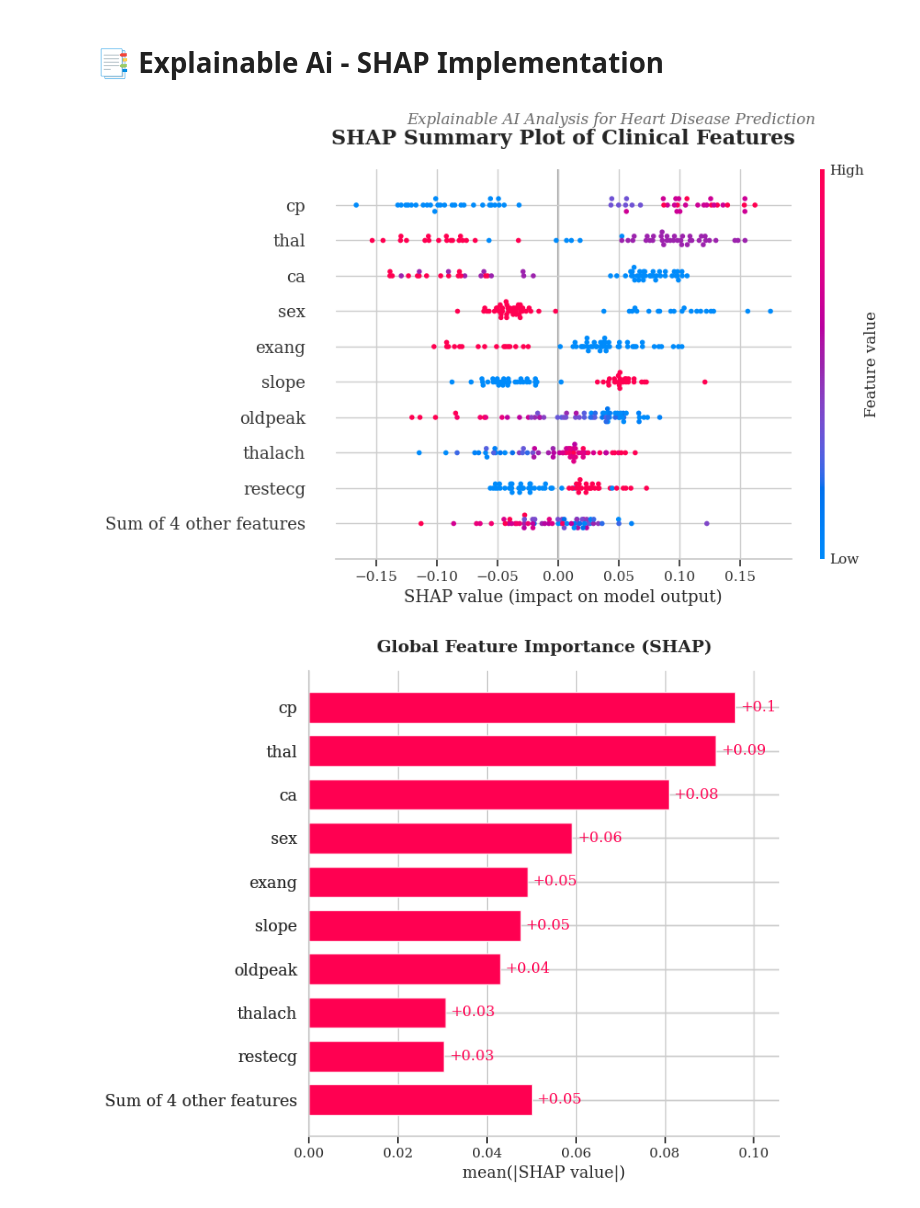
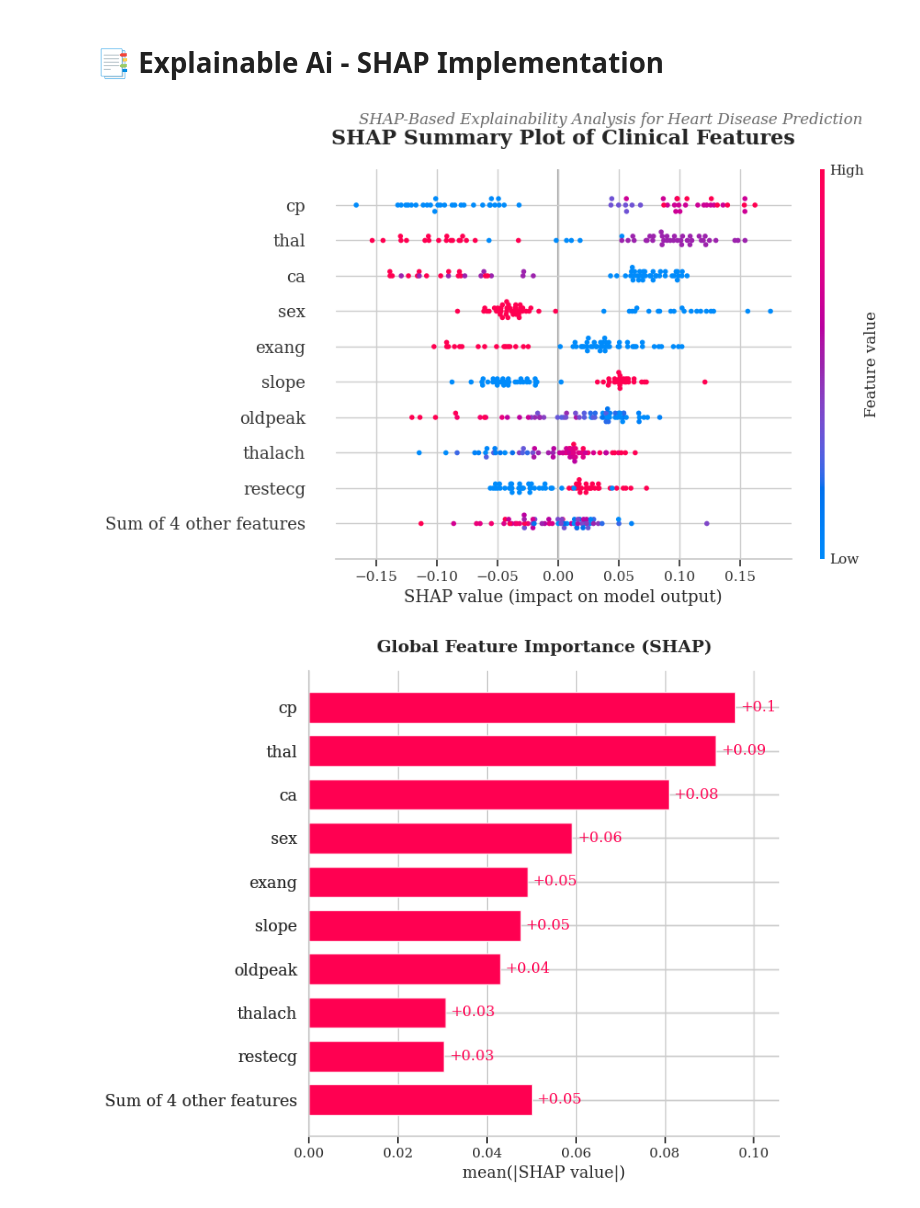
Before and after one commit to jabedkhanjb/Advancing-Early-Heart-Disease-Detection-Using-Explainable-AI-in-Healthcare-Systems, a Jupyter notebook: Advancing Early Heart Disease Detection Using Explainable AI in Healthcare Systems.ipynb, the cells around one changed output. Cells and saved outputs as stored; diff of their text form; code cells hidden in the pictures.

```diff
--- a/Advancing Early Heart Disease Detection Using Explainable AI in Healthcare Systems.ipynb
+++ b/Advancing Early Heart Disease Detection Using Explainable AI in Healthcare Systems.ipynb
@@ -655,35 +655,35 @@ explainer = shap.Explainer(best_model, X_train)
 # Compute SHAP values
 shap_values = explainer(X_test)
 
 # IMPORTANT: select class 1 for heart disease
 shap_values_hd = shap_values[:, :, 1]
 
 # Plot
 plt.rcParams["font.family"] = "serif"
 
 shap.plots.beeswarm(shap_values_hd, show=False)
 
 plt.title(
     "SHAP Summary Plot of Clinical Features",
     fontsize=16,
     fontweight="bold",
     pad=20
 )
 
 plt.figtext(
     0.5, 0.97,
-    "Explainable AI Analysis for Heart Disease Prediction",
+    "SHAP-Based Explainability Analysis for Heart Disease Prediction",
     ha="center",
     fontsize=12,
     style="italic",
     color="dimgray"
 )
 
 plt.subplots_adjust(top=0.88)
 plt.savefig("shap_summary.png", dpi=300, bbox_inches="tight")
 plt.show()
 # %% [output]
-[figure, old version]
+[figure, new version]
 # %%
 plt.rcParams["font.family"] = "serif"
 
```
Also changed, not shown: parts of 1 cell of this notebook, 3 other files.
